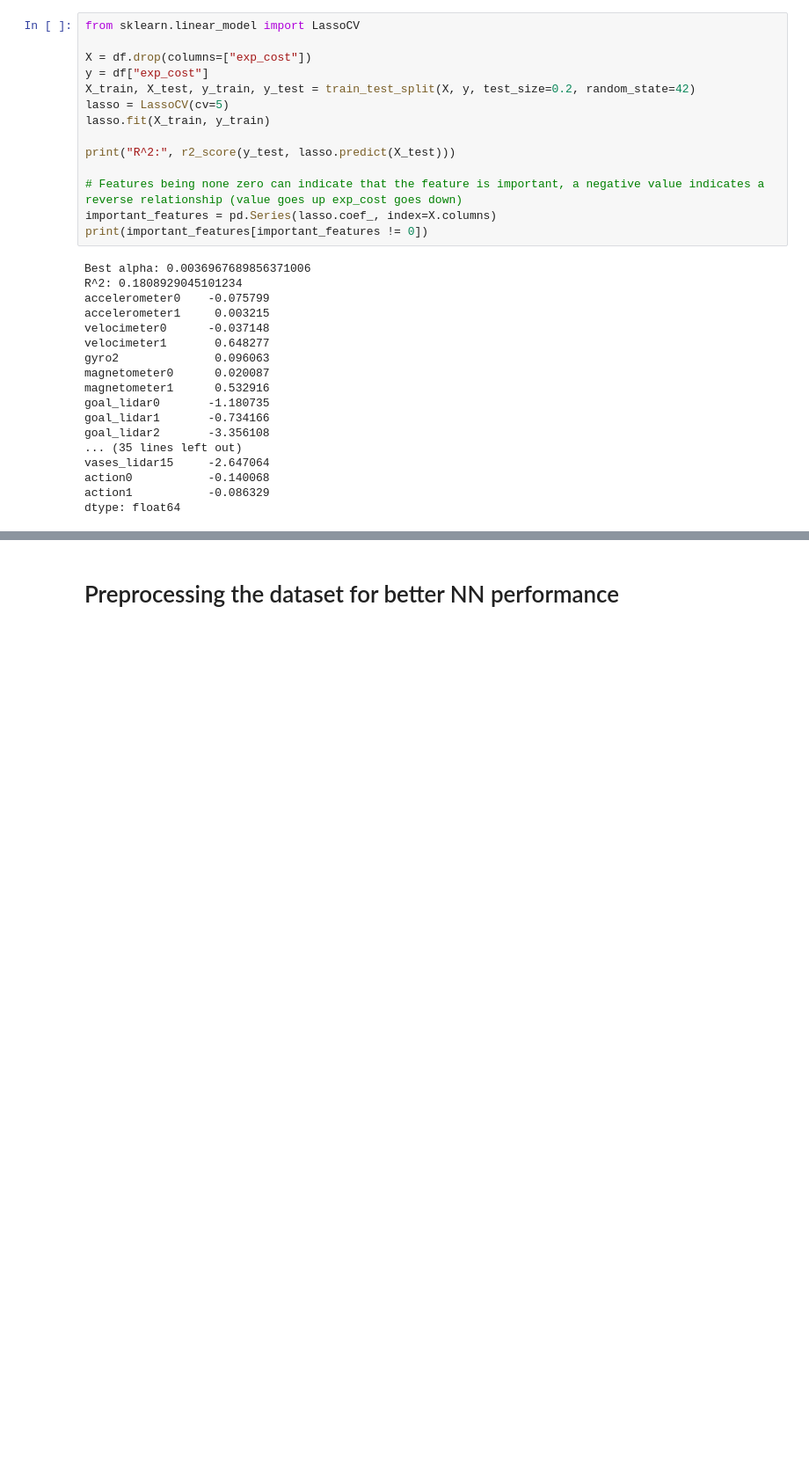
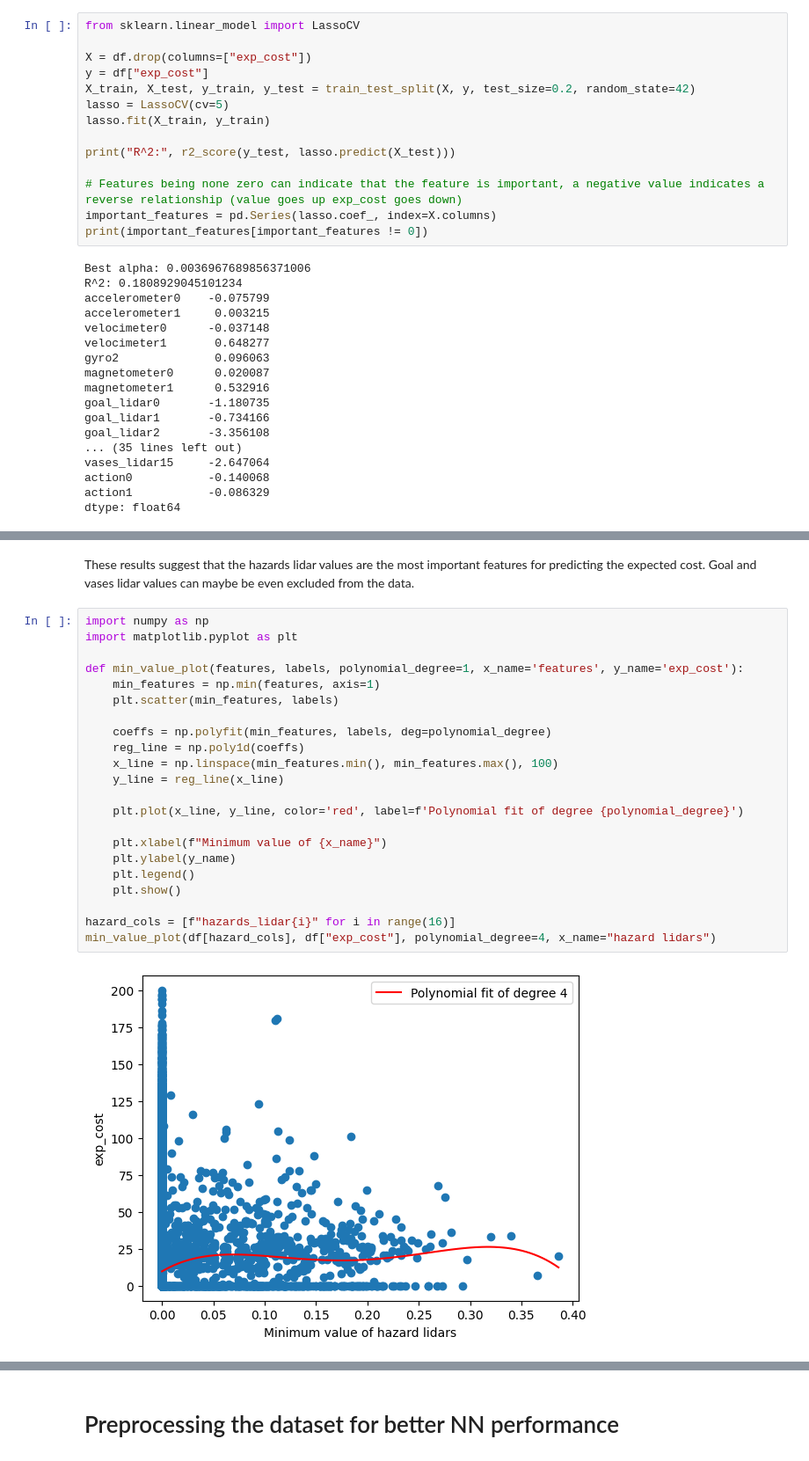
Before and after one commit to Shirkanzilla/predictive-control-switch, a Jupyter notebook: Safety-Gymnasium/create_dataset.ipynb, the cells around one changed output, grey strips where cells are left out. Shown: that part at 88% size. Drawn from its saved outputs; the diff is of its cells as text; blank space fills up the shorter version.

```diff
--- a/Safety-Gymnasium/create_dataset.ipynb
+++ b/Safety-Gymnasium/create_dataset.ipynb
@@ -497,0 +520,26 @@ TypeError: 'str' object is not callable
+# %% [markdown]
+These results suggest that the hazards lidar values are the most important features for predicting the expected cost. Goal and vases lidar values can maybe be even excluded from the data.
+# %%
+import numpy as np
+import matplotlib.pyplot as plt
+
+def min_value_plot(features, labels, polynomial_degree=1, x_name='features', y_name='exp_cost'):
+    min_features = np.min(features, axis=1)
+    plt.scatter(min_features, labels)
+
+    coeffs = np.polyfit(min_features, labels, deg=polynomial_degree)
+    reg_line = np.poly1d(coeffs)
+    x_line = np.linspace(min_features.min(), min_features.max(), 100)
+    y_line = reg_line(x_line)
+
+    plt.plot(x_line, y_line, color='red', label=f'Polynomial fit of degree {polynomial_degree}')
+
+    plt.xlabel(f"Minimum value of {x_name}")
+    plt.ylabel(y_name)
+    plt.legend()
+    plt.show()
+
+hazard_cols = [f"hazards_lidar{i}" for i in range(16)]
+min_value_plot(df[hazard_cols], df["exp_cost"], polynomial_degree=4, x_name="hazard lidars")
+# %% [output]
+[figure, added]
```
Also changed, not shown: parts of 7 cells of this notebook.
